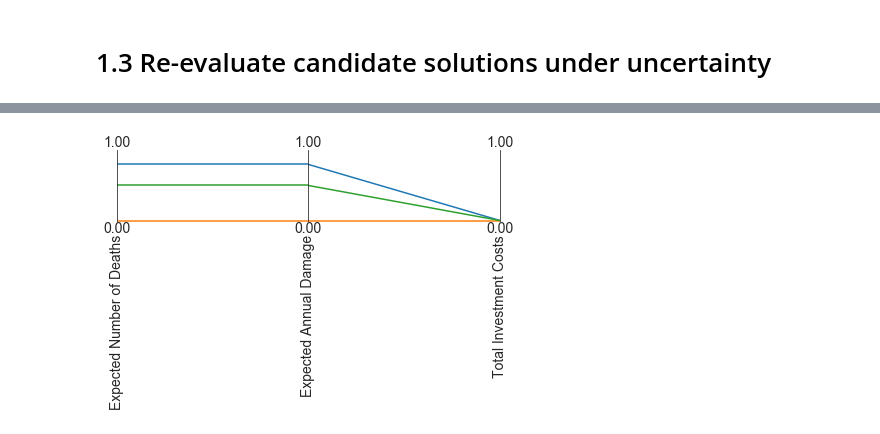
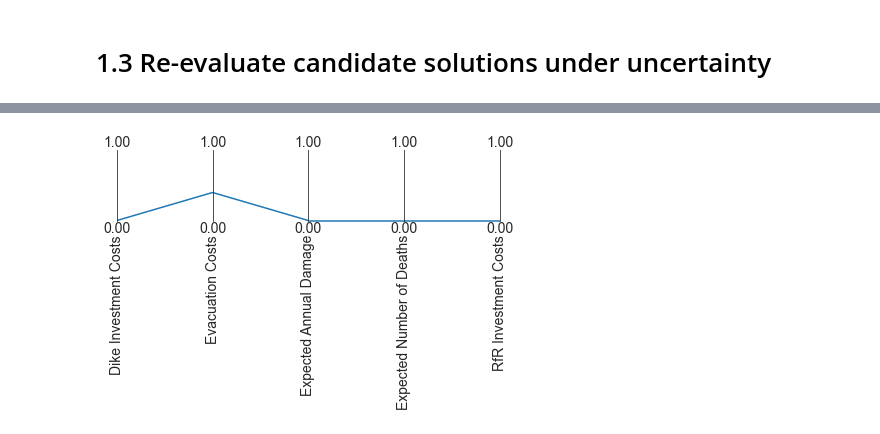
Before and after one commit to rhysits/thesis, a Jupyter notebook: final assignment/Optimization_Moro_id_2.ipynb, the cells around one changed output, grey strips where cells are left out. Drawn from its saved outputs; the diff is of its cells as text; code cells hidden in the pictures.

```diff
--- a/final assignment/Optimization_Moro_id_2.ipynb
+++ b/final assignment/Optimization_Moro_id_2.ipynb
@@ -193,15 +195,15 @@ funcs = {"Expected Annual Damage": Expected_Annual_Damage,
          "Expected Number of Deaths": Expected_Number_of_Deaths}
 
 robustnes_functions = [ScalarOutcome('Expected Annual Damage', kind=MINIMIZE,
-                                     variable_name='Expected Annual Damage', function=Expected_Annual_Damage),
+                                     function=Expected_Annual_Damage),
                        ScalarOutcome('Dike Investment Costs', kind=MINIMIZE,
-                                     variable_name='Dike Investment Costs', function=Dike_Investment_Costs),
+                                     function=Dike_Investment_Costs),
                        ScalarOutcome('RfR Investment Costs', kind=MINIMIZE,
-                                     variable_name='RfR Investment Costs', function=RfR_Investment_Costs),
+                                     function=RfR_Investment_Costs),
                        ScalarOutcome('Evacuation Costs', kind=MINIMIZE,
-                                     variable_name='Evacuation Costs', function=Evacuation_Costs),
+                                     function=Evacuation_Costs),
                        ScalarOutcome('Expected Number of Deaths', kind=MINIMIZE,
-                                     variable_name='Expected Number of Deaths', function=Expected_Number_of_Deaths)
+                                     function=Expected_Number_of_Deaths)
                        ]
 # %%
 from ema_workbench import (MultiprocessingEvaluator, ema_logging,
@@ -217,10 +219,12 @@ ema_logging.log_to_stderr(ema_logging.INFO)
 
 # there is a bit of problem with platypus, so using 1.1. gives
 # cleaner hypervolume results.
-convergence = [HyperVolume(minimum=[0,0,0], maximum=[1.1, 1.1, 1.1]),
-              EpsilonProgress()]
+convergence = [HyperVolume(minimum=[0,0,0,0,0], maximum=[1.1, 1.1, 1.1, 1.1, 1.1]), EpsilonProgress()]
 
-epsilons=[1,]*len(robustnes_functions)  #final value of epsilon should be much lower.Just for experiment purposes is 1
+#convergence = [EpsilonProgress()]
+
+epsilons=[0.5,]*len(robustnes_functions)  #final value of epsilon should be much lower.Just for experiment purposes is 1
+nfe = 200
 with MultiprocessingEvaluator(model) as evaluator:
     archive, convergence = evaluator.robust_optimize(robustnes_functions, scenarios,nfe=nfe,
                                                      convergence=convergence, epsilons=epsilons)
@@ -310,21 +320,21 @@ This already looks much nicer.
 MAXIMIZE = ScalarOutcome.MAXIMIZE
 MINIMIZE = ScalarOutcome.MINIMIZE
 
-funcs = {'Expected Number of Deaths':Expected_Number_of_Deaths,
-         'Expected Annual Damage': Expected_Annual_Damage,
-         'Total Investment Costs': Total_Investment_Costs}
+# funcs = {'Expected Number of Deaths':Expected_Number_of_Deaths,
+#          'Expected Annual Damage': Expected_Annual_Damage,
+#          'Total Investment Costs': Total_Investment_Costs}
 
-robustnes_functions = [ScalarOutcome('fraction EA deaths', kind=MAXIMIZE,
-                             variable_name='Expected Number of Deaths', function=Expected_Number_of_Deaths),
-                       ScalarOutcome('fraction EA damage', kind=MAXIMIZE,
-                             variable_name='Expected Annual Damage', function=Expected_Annual_Damage),
-                       ScalarOutcome('investment costs', kind=MINIMIZE, # note that we have to minimize costs!
-                             variable_name='Total Investment Costs', function=Total_Investment_Costs)]
+# robustnes_functions = [ScalarOutcome('fraction EA deaths', kind=MAXIMIZE,
+#                              variable_name='Expected Number of Deaths', function=Expected_Number_of_Deaths),
+#                        ScalarOutcome('fraction EA damage', kind=MAXIMIZE,
+#                              variable_name='Expected Annual Damage', function=Expected_Annual_Damage),
+#                        ScalarOutcome('investment costs', kind=MINIMIZE, # note that we have to minimize costs!
+#                              variable_name='Total Investment Costs', function=Total_Investment_Costs)]
 # %%
 # we have to change the plausible max for total investment costs
-convergence = [HyperVolume(minimum=[0,0,0], maximum=[1.1, 1.1, 3]),
-              EpsilonProgress()]
-
+convergence = [HyperVolume(minimum=[0,0,0,0,0], maximum=[1, 1, 1, 1, 1]),
+               EpsilonProgress()]
+nfe = 200
 epsilons=[0.05,]*len(robustnes_functions)  #final value of epsilon should be much lower.Just for experiment purposes is 1
 with MultiprocessingEvaluator(model) as evaluator:
     archive, convergence = evaluator.robust_optimize(robustnes_functions, scenarios, nfe=nfe,
@@ -400,13 +414,13 @@ overall_robustness
 # %%
 
 data = overall_robustness.loc[:,
-                              ['Expected Number of Deaths', 'Expected Annual Damage', 'Total Investment Costs']]
+       list(overall_robustness.columns)] #['Expected Number of Deaths', 'Expected Annual Damage', 'Total Investment Costs']]
 limits = parcoords.get_limits(data)
 limits.loc[0, :] = 0
 limits.loc[1, :] = 1
 
 paraxes = parcoords.ParallelAxes(limits)
 paraxes.plot(data)
 plt.show()
 # %% [output]
-[figure, old version]
+[figure, new version]
```
Also changed, not shown: parts of 20 cells of this notebook.
